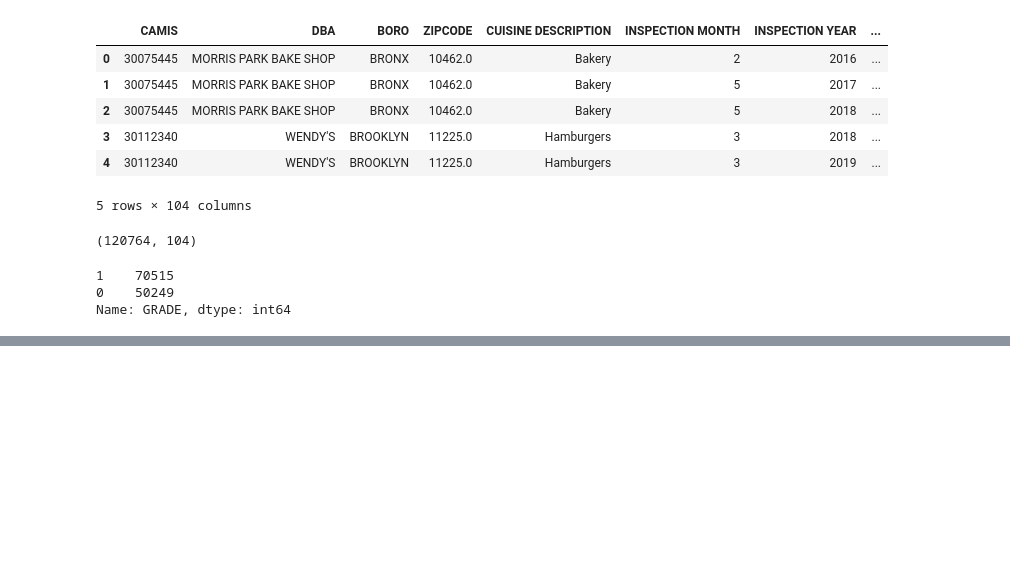
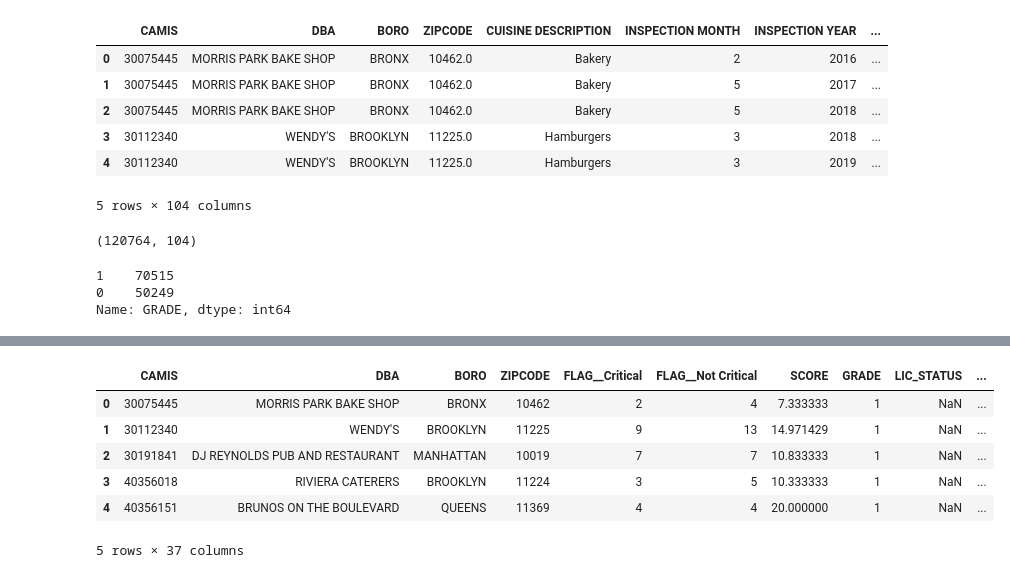
Before and after one commit to deep22kar/random-forest, a Jupyter notebook: Data.ipynb, the cells around one changed output, grey strips where cells are left out. Cells and saved outputs as stored; diff of their text form; code cells hidden in the pictures; blank space fills up the shorter version.

```diff
--- a/Data.ipynb
+++ b/Data.ipynb
@@ -705,0 +971,6 @@ df5.to_csv('./NYC_Restaurant_Inspections_Data_Cleaned.csv')
+# %%
+# create new column and convert cuisine to a number
+cafe_month['CUISINES'] = cafe_month['CUISINE DESCRIPTION'].apply(categorize_cuisine)
+# %%
+# drop Cuisine Description column since we have the new Cuisines column
+cafe_month = cafe_month.drop(['CUISINE DESCRIPTION'], axis=1)
@@ -705,0 +990,3 @@ df5.to_csv('./NYC_Restaurant_Inspections_Data_Cleaned.csv')
+# %%
+# drop a few more unnecessary/duplicate columns before creating zipcode and cuisine dummies
+cafe_month = cafe_month.drop(['BUSINESS_NAME', 'BUSINESS_NAME2', 'CITY', 'ZIP', 'ISSUANCE'], axis=1)
@@ -705,0 +1015,20 @@ df5.to_csv('./NYC_Restaurant_Inspections_Data_Cleaned.csv')
+# %%
+cafe_grouped = cafe_month.drop(['INSPECTION MONTH', 'INSPECTION YEAR'], axis=1).groupby(['CAMIS', 'DBA', 'BORO', 'ZIPCODE']).agg({
+    'FLAG__Critical': 'sum', 'FLAG__Not Critical': 'sum', 'SCORE': 'mean', 'GRADE': 'max',
+    'LIC_STATUS':'first', 'SWC_SQ_FT':'first', 'SWC_TABLES':'first', 'SWC_CHAIRS':'first',
+       'COMMUNITY_DISTRICT':'first', 'CITY_COUNCIL_DISTRICT':'first', 'ISSUANCE_DD':'first',
+       'YEAR_2011':'max', 'YEAR_2012':'max', 'YEAR_2013':'max', 'YEAR_2014':'max', 'YEAR_2015':'max',
+       'YEAR_2016':'max', 'YEAR_2017':'max', 'YEAR_2018':'max', 'YEAR_2019':'max', 'MONTH_1':'max',
+       'MONTH_2':'max', 'MONTH_3':'max', 'MONTH_4':'max', 'MONTH_5':'max', 'MONTH_6':'max', 'MONTH_7':'max',
+       'MONTH_8':'max', 'MONTH_9':'max', 'MONTH_10':'max', 'MONTH_11':'max', 'MONTH_12':'max', 'CUISINES':'first'
+}).reset_index().copy()
+# %%
+cafe_grouped.head()
+# %% [output]
+|  | CAMIS | DBA | BORO | ZIPCODE | FLAG__Critical | FLAG__Not Critical | SCORE | GRADE | LIC_STATUS | ... |
+| 0 | 30075445 | MORRIS PARK BAKE SHOP | BRONX | 10462 | 2 | 4 | 7.333333 | 1 | NaN | ... |
+| 1 | 30112340 | WENDY'S | BROOKLYN | 11225 | 9 | 13 | 14.971429 | 1 | NaN | ... |
+| 2 | 30191841 | DJ REYNOLDS PUB AND RESTAURANT | MANHATTAN | 10019 | 7 | 7 | 10.833333 | 1 | NaN | ... |
+| 3 | 40356018 | RIVIERA CATERERS | BROOKLYN | 11224 | 3 | 5 | 10.333333 | 1 | NaN | ... |
+| 4 | 40356151 | BRUNOS ON THE BOULEVARD | QUEENS | 11369 | 4 | 4 | 20.000000 | 1 | NaN | ... |
+5 rows × 37 columns
```
Also changed, not shown: parts of 54 cells of this notebook.
